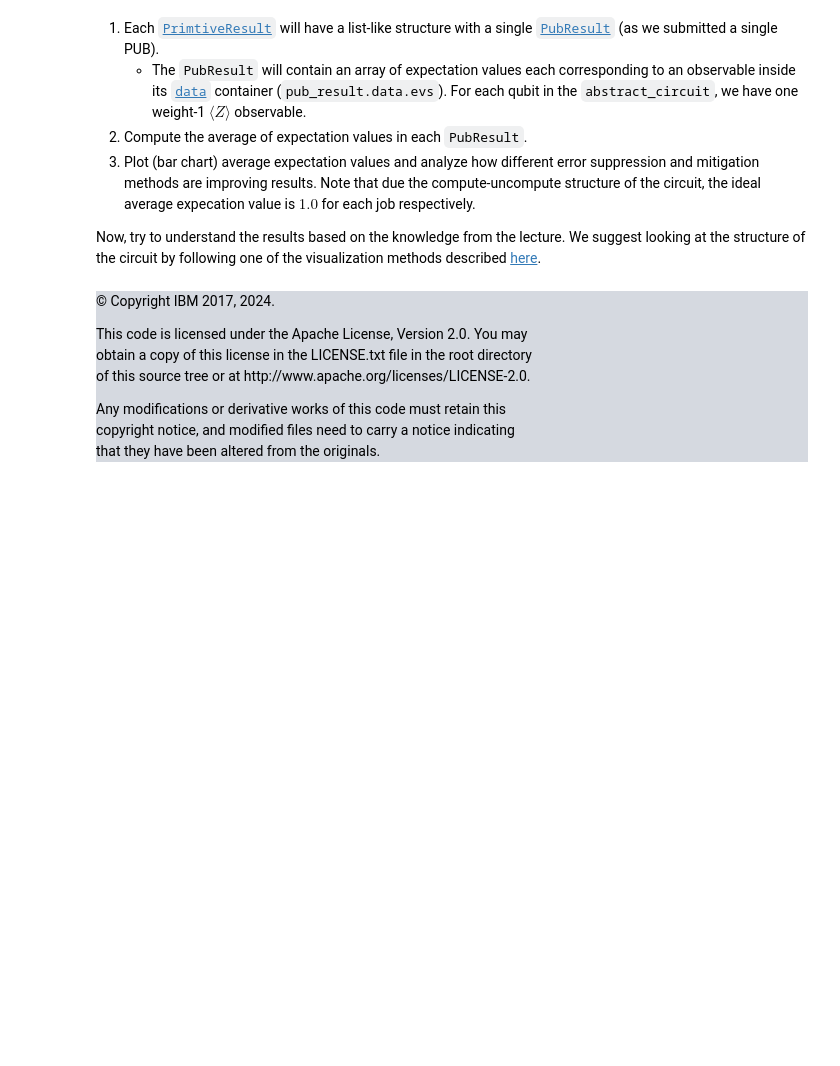
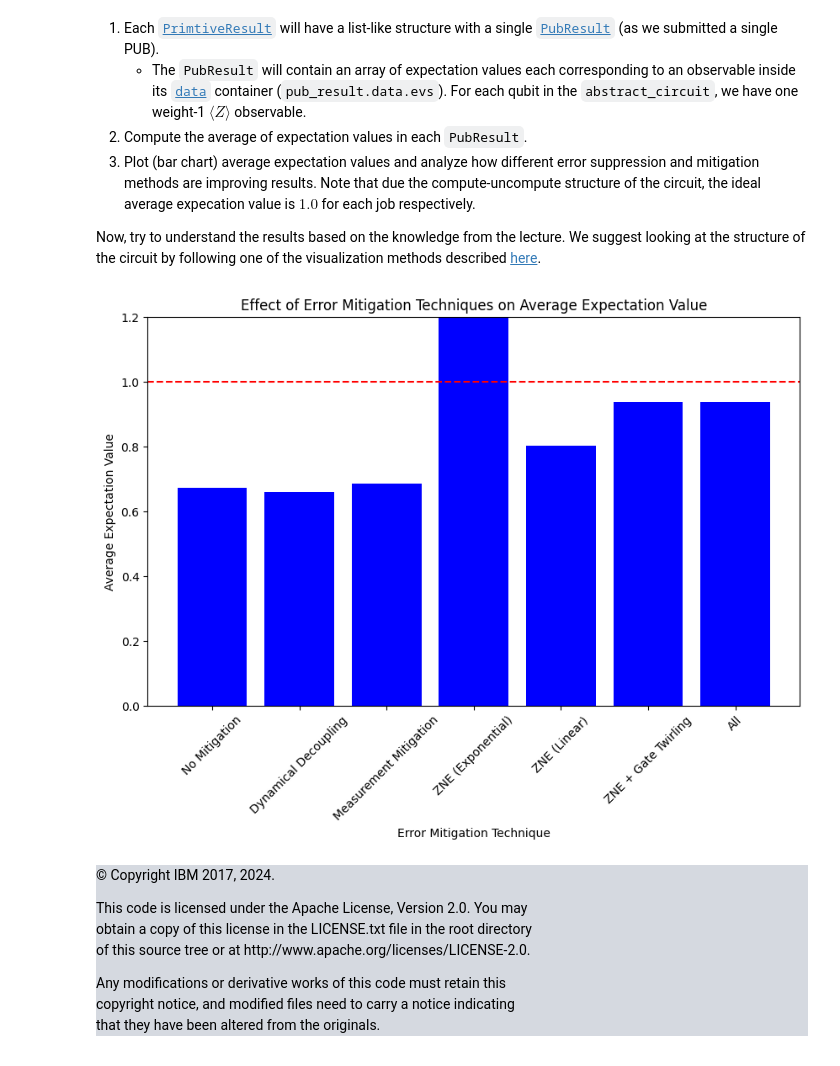
Before and after one commit to dawn-cmd/Quantum_Algorithm, a Jupyter notebook: QGSS24/lab3.ipynb, the cells around one changed output. Drawn from its saved outputs; the diff is of its cells as text; code cells hidden in the pictures; blank space fills up the shorter version.

```diff
--- a/QGSS24/lab3.ipynb
+++ b/QGSS24/lab3.ipynb
@@ -294,0 +291,20 @@ TypeError: EstimatorV2.__init__() got an unexpected keyword argument 'mode'
+# %%
+primitive_results = []
+primitive_results.append(job_ex1.result())
+primitive_results.append(job_ex2.result())
+primitive_results.append(job_ex3.result())
+primitive_results.append(job_ex4a.result())
+primitive_results.append(job_ex4b.result())
+primitive_results.append(job_ex5.result())
+primitive_results.append(job_ex6.result())
+print(len(primitive_results))
+# Extract and compute the average expectation values for each job result
+average_expectation_values = []
+for result in primitive_results:
+    pub_result = result[0]  # Get the first PUB result
+    expectation_values = pub_result.data.evs
+    # print(expectation_values)
+    avg_expectation = np.mean(expectation_values)  # Compute average
+    average_expectation_values.append(avg_expectation)
+
+average_expectation_values
@@ -306,3 +329,29 @@ Now, try to understand the results based on the knowledge from the lecture. We s
+# %%
+import matplotlib.pyplot as plt
+
+# Labels for each exercise
+labels = [
+    "No Mitigation",
+    "Dynamical Decoupling",
+    "Measurement Mitigation",
+    "ZNE (Exponential)",
+    "ZNE (Linear)",
+    "ZNE + Gate Twirling",
+    "All"
+]
+
+# Plotting the results
+plt.figure(figsize=(10, 6))
+plt.bar(labels, average_expectation_values, color='blue')
+plt.axhline(y=1.0, color='r', linestyle='--')  # Ideal average expectation value
+plt.xlabel('Error Mitigation Technique')
+plt.ylabel('Average Expectation Value')
+plt.title('Effect of Error Mitigation Techniques on Average Expectation Value')
+plt.xticks(rotation=45)
+plt.ylim(0, 1.2)
+plt.show()
+# %% [output]
+[figure, added]
 # %%
 import datetime
 from IPython.display import HTML, display
```
Also changed, not shown: parts of 7 cells of this notebook, 2 other files.
